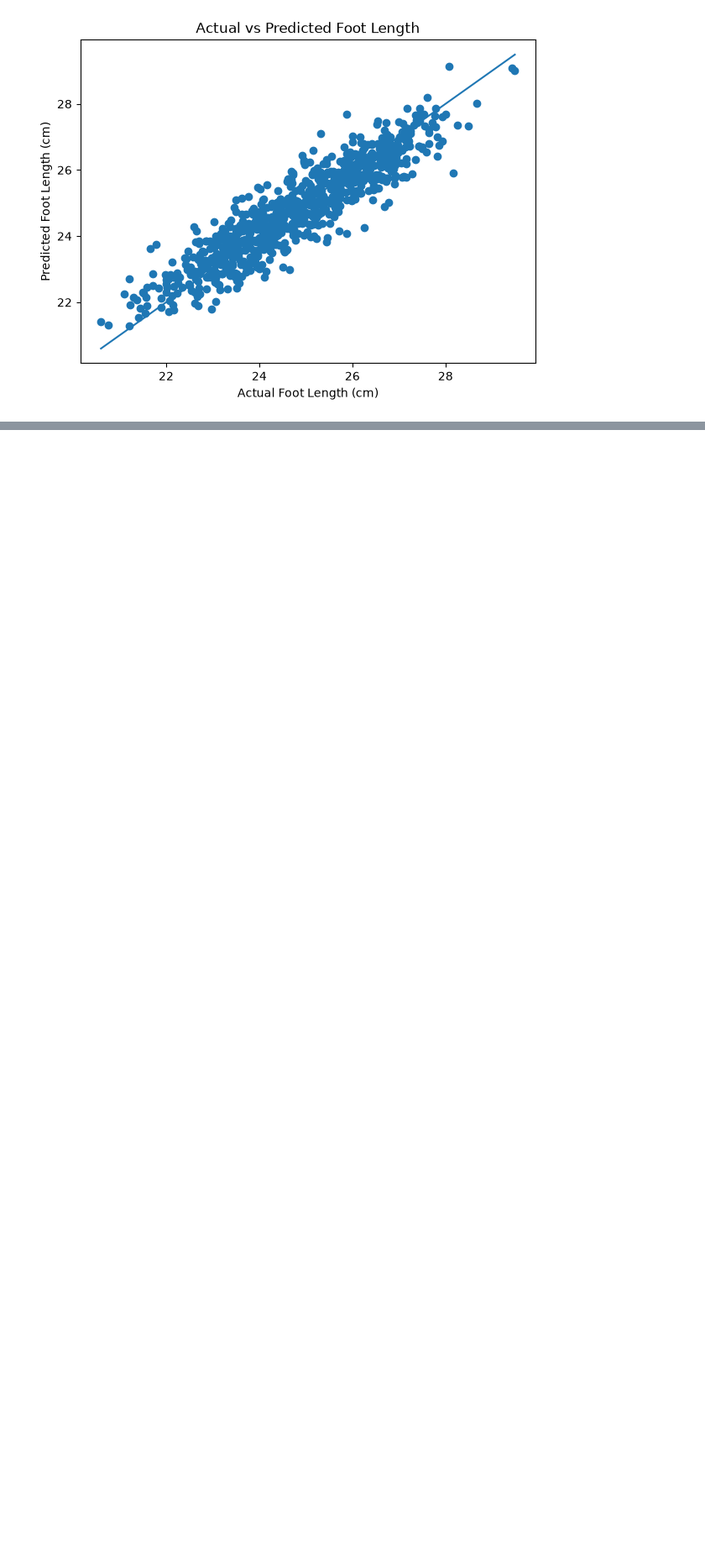
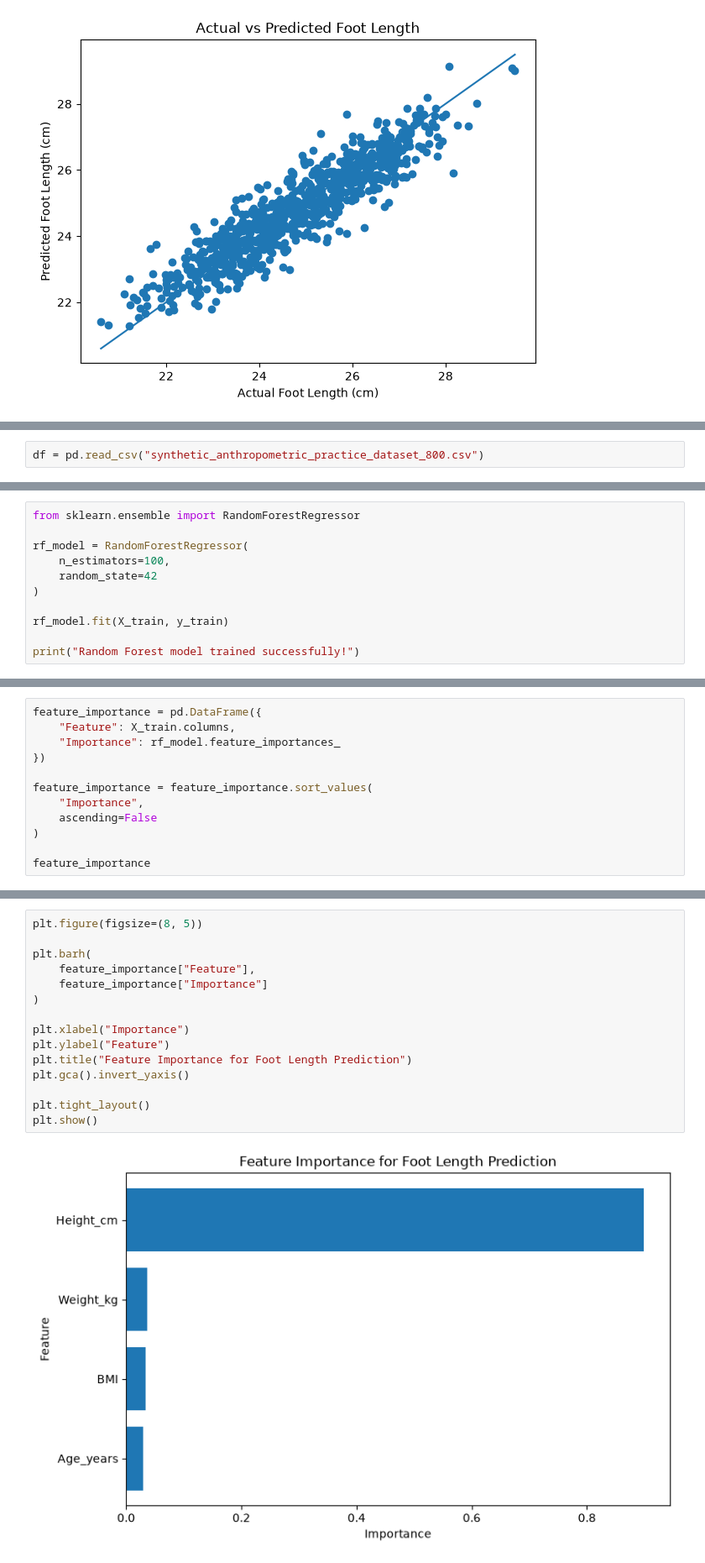
Before and after one commit to Sidra-41/Anthropometric-Characterization-and-Foot-Length-Prediction-Using-Statistical-and-Machine-Learning-Me, a Jupyter notebook: Data/FYP_Data_Analysis.ipynb, the cells around one changed output, grey strips where cells are left out. Shown at 84% size. Cells and saved outputs as stored; diff of their text form; blank space fills up the shorter version.

```diff
--- a/Data/FYP_Data_Analysis.ipynb
+++ b/Data/FYP_Data_Analysis.ipynb
@@ -821,0 +824,2 @@ plt.show()
+# %%
+df = pd.read_csv("synthetic_anthropometric_practice_dataset_800.csv")
@@ -821,0 +896,11 @@ plt.show()
+# %%
+from sklearn.ensemble import RandomForestRegressor
+
+rf_model = RandomForestRegressor(
+    n_estimators=100,
+    random_state=42
+)
+
+rf_model.fit(X_train, y_train)
+
+print("Random Forest model trained successfully!")
@@ -821,0 +959,12 @@ plt.show()
+# %%
+feature_importance = pd.DataFrame({
+    "Feature": X_train.columns,
+    "Importance": rf_model.feature_importances_
+})
+
+feature_importance = feature_importance.sort_values(
+    "Importance",
+    ascending=False
+)
+
+feature_importance
@@ -821,0 +979,17 @@ plt.show()
+# %%
+plt.figure(figsize=(8, 5))
+
+plt.barh(
+    feature_importance["Feature"],
+    feature_importance["Importance"]
+)
+
+plt.xlabel("Importance")
+plt.ylabel("Feature")
+plt.title("Feature Importance for Foot Length Prediction")
+plt.gca().invert_yaxis()
+
+plt.tight_layout()
+plt.show()
+# %% [output]
+[figure, added]
```
Also changed, not shown: parts of 24 cells of this notebook, 6 other files.
